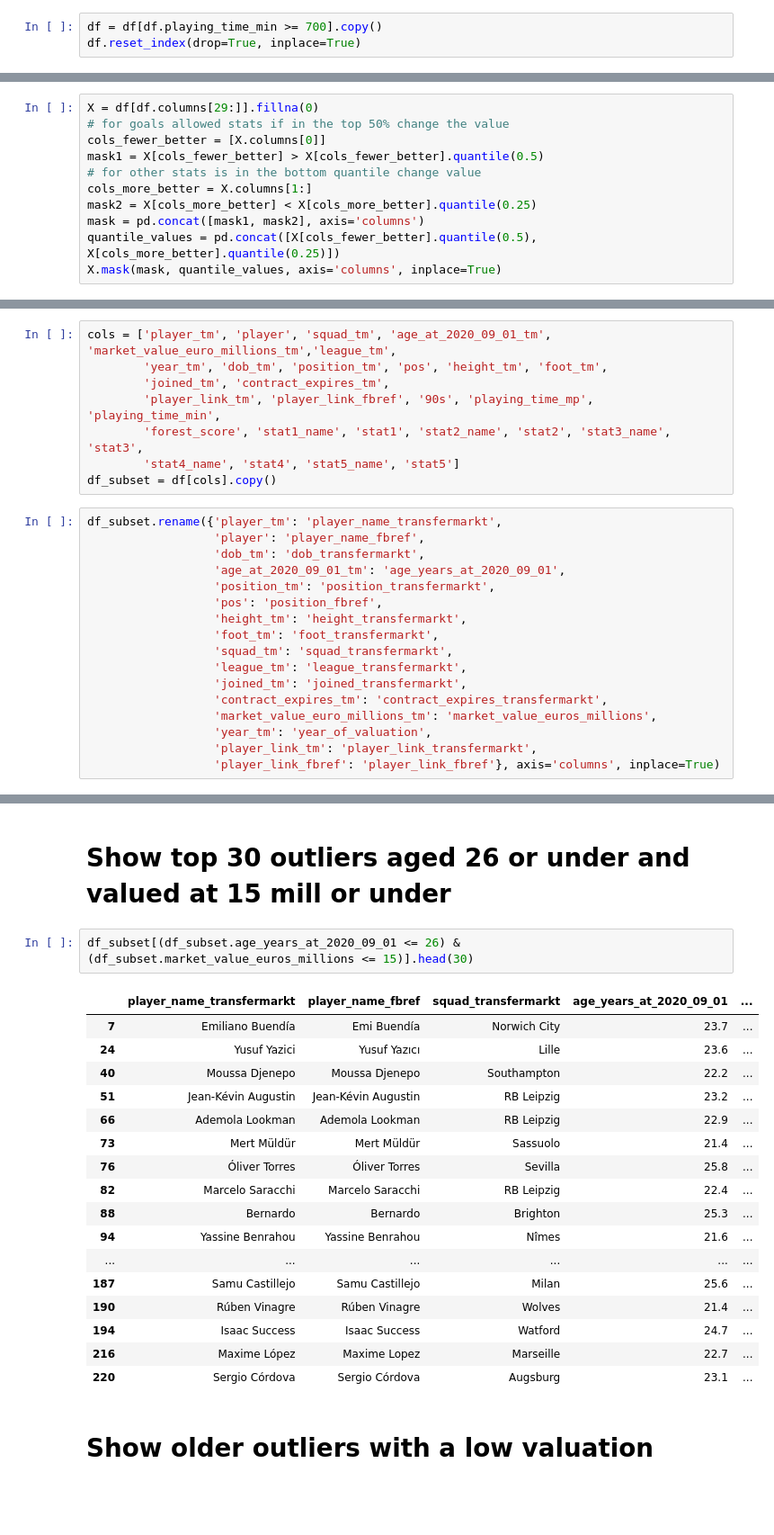
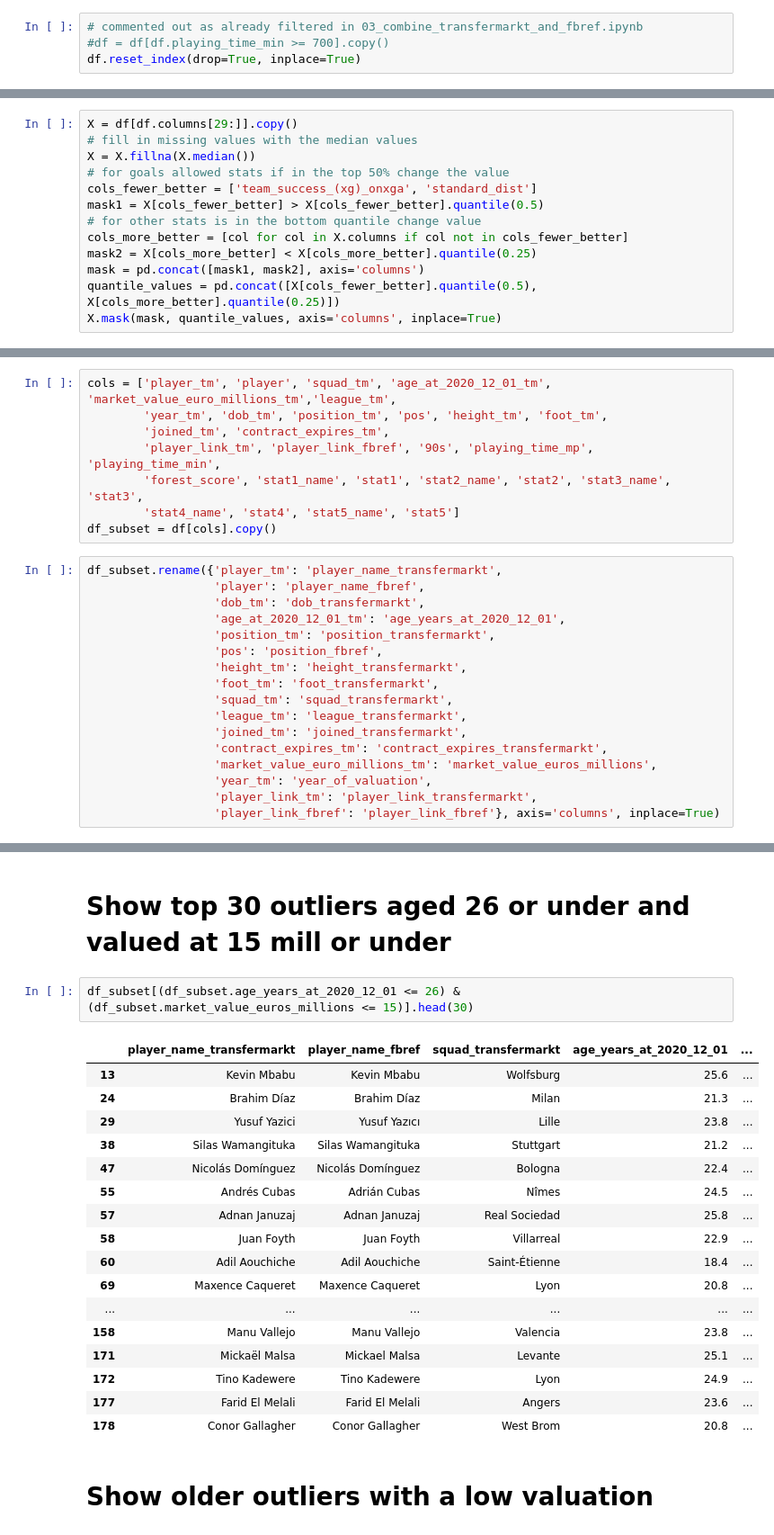
Before and after one commit to andrewRowlinson/outliers-football, a Jupyter notebook: 04_find_outliers.ipynb, the cells around one changed output, grey strips where cells are left out. Shown at 90% size. Drawn from its saved outputs; the diff is of its cells as text; blank space fills up the shorter version.

```diff
--- a/04_find_outliers.ipynb
+++ b/04_find_outliers.ipynb
@@ -36,7 +37,8 @@ df = df[~mask_remove].copy()
 # %% [markdown]
 This is an arbitrary cut-off point (around 7.8 games)
 # %%
-df = df[df.playing_time_min >= 700].copy()
+# commented out as already filtered in 03_combine_transfermarkt_and_fbref.ipynb
+#df = df[df.playing_time_min >= 700].copy()
 df.reset_index(drop=True, inplace=True)
 # %% [markdown]
 # Add a code for the transfermarkt position
@@ -95,12 +81,14 @@ Columns left: 48
 # %% [markdown]
 # Change some values as we don't want to flag people as outliers for their poor stats (truncate stats for bottom quantile if more is better or top quantile if fewer is better)
 # %%
-X = df[df.columns[29:]].fillna(0)
+X = df[df.columns[29:]].copy()
+# fill in missing values with the median values
+X = X.fillna(X.median())
 # for goals allowed stats if in the top 50% change the value
-cols_fewer_better = [X.columns[0]]
+cols_fewer_better = ['team_success_(xg)_onxga', 'standard_dist']
 mask1 = X[cols_fewer_better] > X[cols_fewer_better].quantile(0.5)
 # for other stats is in the bottom quantile change value
-cols_more_better = X.columns[1:]
+cols_more_better = [col for col in X.columns if col not in cols_fewer_better]
 mask2 = X[cols_more_better] < X[cols_more_better].quantile(0.25)
 mask = pd.concat([mask1, mask2], axis='columns')
 quantile_values = pd.concat([X[cols_fewer_better].quantile(0.5), X[cols_more_better].quantile(0.25)])
@@ -141,7 +128,7 @@ df.reset_index(drop=True, inplace=True)
 # %% [markdown]
 # Subset columns
 # %%
-cols = ['player_tm', 'player', 'squad_tm', 'age_at_2020_09_01_tm', 'market_value_euro_millions_tm','league_tm',
+cols = ['player_tm', 'player', 'squad_tm', 'age_at_2020_12_01_tm', 'market_value_euro_millions_tm','league_tm',
         'year_tm', 'dob_tm', 'position_tm', 'pos', 'height_tm', 'foot_tm',
         'joined_tm', 'contract_expires_tm',
         'player_link_tm', 'player_link_fbref', '90s', 'playing_time_mp', 'playing_time_min',
@@ -152,7 +139,7 @@ df_subset = df[cols].copy()
 df_subset.rename({'player_tm': 'player_name_transfermarkt',
                   'player': 'player_name_fbref',
                   'dob_tm': 'dob_transfermarkt',
-                  'age_at_2020_09_01_tm': 'age_years_at_2020_09_01',
+                  'age_at_2020_12_01_tm': 'age_years_at_2020_12_01',
                   'position_tm': 'position_transfermarkt',
                   'pos': 'position_fbref',
                   'height_tm': 'height_transfermarkt',
@@ -190,25 +177,25 @@ df_subset.head(30)
 # %% [markdown]
 # Show top 30 outliers aged 26 or under and valued at 15 mill or under
 # %%
-df_subset[(df_subset.age_years_at_2020_09_01 <= 26) & (df_subset.market_value_euros_millions <= 15)].head(30)
+df_subset[(df_subset.age_years_at_2020_12_01 <= 26) & (df_subset.market_value_euros_millions <= 15)].head(30)
 # %% [output]
-|  | player_name_transfermarkt | player_name_fbref | squad_transfermarkt | age_years_at_2020_09_01 | ... |
-| 7 | Emiliano Buendía | Emi Buendía | Norwich City | 23.7 | ... |
-| 24 | Yusuf Yazici | Yusuf Yazıcı | Lille | 23.6 | ... |
-| 40 | Moussa Djenepo | Moussa Djenepo | Southampton | 22.2 | ... |
-| 51 | Jean-Kévin Augustin | Jean-Kévin Augustin | RB Leipzig | 23.2 | ... |
-| 66 | Ademola Lookman | Ademola Lookman | RB Leipzig | 22.9 | ... |
-| 73 | Mert Müldür | Mert Müldür | Sassuolo | 21.4 | ... |
-| 76 | Óliver Torres | Óliver Torres | Sevilla | 25.8 | ... |
-| 82 | Marcelo Saracchi | Marcelo Saracchi | RB Leipzig | 22.4 | ... |
-| 88 | Bernardo | Bernardo | Brighton | 25.3 | ... |
-| 94 | Yassine Benrahou | Yassine Benrahou | Nîmes | 21.6 | ... |
+|  | player_name_transfermarkt | player_name_fbref | squad_transfermarkt | age_years_at_2020_12_01 | ... |
+| 13 | Kevin Mbabu | Kevin Mbabu | Wolfsburg | 25.6 | ... |
+| 24 | Brahim Díaz | Brahim Díaz | Milan | 21.3 | ... |
+| 29 | Yusuf Yazici | Yusuf Yazıcı | Lille | 23.8 | ... |
+| 38 | Silas Wamangituka | Silas Wamangituka | Stuttgart | 21.2 | ... |
+| 47 | Nicolás Domínguez | Nicolás Domínguez | Bologna | 22.4 | ... |
+| 55 | Andrés Cubas | Adrián Cubas | Nîmes | 24.5 | ... |
+| 57 | Adnan Januzaj | Adnan Januzaj | Real Sociedad | 25.8 | ... |
+| 58 | Juan Foyth | Juan Foyth | Villarreal | 22.9 | ... |
+| 60 | Adil Aouchiche | Adil Aouchiche | Saint-Étienne | 18.4 | ... |
+| 69 | Maxence Caqueret | Maxence Caqueret | Lyon | 20.8 | ... |
 | ... | ... | ... | ... | ... | ... |
-| 187 | Samu Castillejo | Samu Castillejo | Milan | 25.6 | ... |
-| 190 | Rúben Vinagre | Rúben Vinagre | Wolves | 21.4 | ... |
-| 194 | Isaac Success | Isaac Success | Watford | 24.7 | ... |
-| 216 | Maxime López | Maxime Lopez | Marseille | 22.7 | ... |
-| 220 | Sergio Córdova | Sergio Córdova | Augsburg | 23.1 | ... |
+| 158 | Manu Vallejo | Manu Vallejo | Valencia | 23.8 | ... |
+| 171 | Mickaël Malsa | Mickael Malsa | Levante | 25.1 | ... |
+| 172 | Tino Kadewere | Tino Kadewere | Lyon | 24.9 | ... |
+| 177 | Farid El Melali | Farid El Melali | Angers | 23.6 | ... |
+| 178 | Conor Gallagher | Conor Gallagher | West Brom | 20.8 | ... |
 # %% [markdown]
 # Show older outliers with a low valuation
 # %%
```
Also changed, not shown: parts of 10 cells of this notebook.
